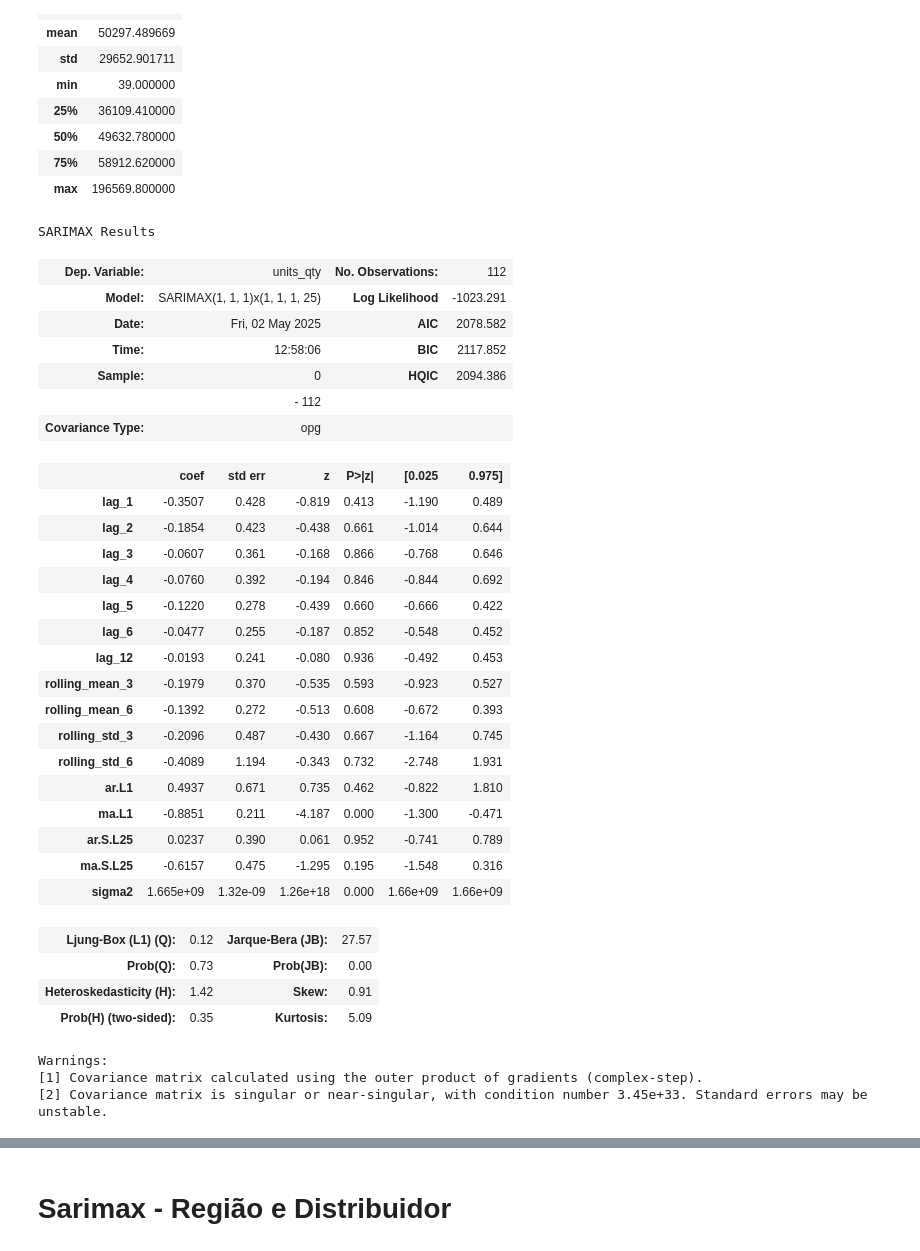
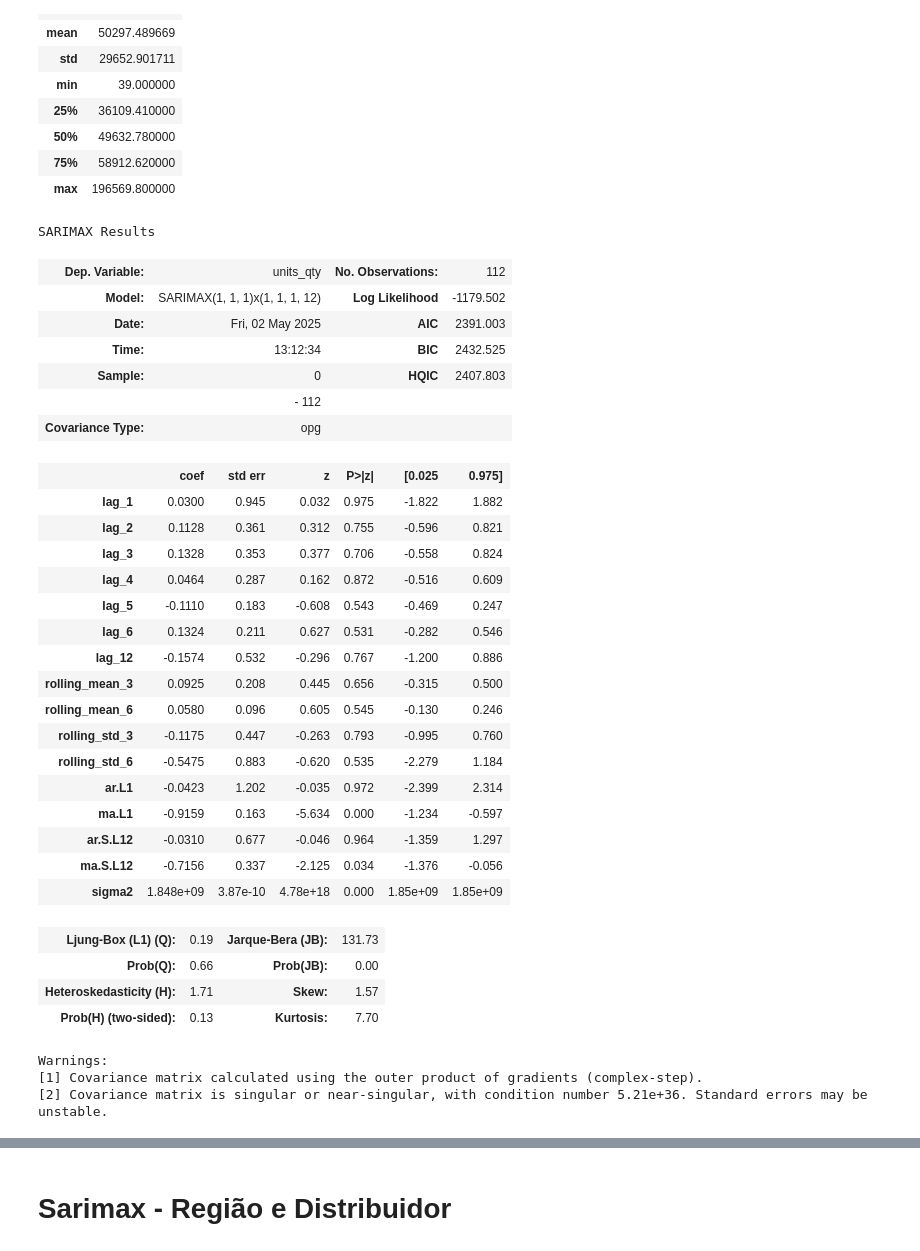
Before and after one commit to HenryJKS/kaggle-cases, a Jupyter notebook: IQVIA - Projeto Semanal de Demanda/Model - Sarimax.ipynb, the cells around one changed output, grey strips where cells are left out. Drawn from its saved outputs; the diff is of its cells as text; code cells hidden in the pictures.

```diff
--- a/IQVIA - Projeto Semanal de Demanda/Model - Sarimax.ipynb
+++ b/IQVIA - Projeto Semanal de Demanda/Model - Sarimax.ipynb
@@ -63,44 +63,44 @@ df_total.dropna(inplace=True)
 # %%
 y = df_total['units_qty']
 exog = df_total[['lag_1', 'lag_2', 'lag_3', 'lag_4', 'lag_5', 'lag_6', 'lag_12', 'rolling_mean_3', 'rolling_mean_6', 'rolling_std_3', 'rolling_std_6']]
 
-model = SARIMAX(y, exog=exog, order=(1,1,1), seasonal_order=(1,1,1,25))
+model = SARIMAX(y, exog=exog, order=(1,1,1), seasonal_order=(1,1,1,12))
 pred = model.fit()
 
 pred.summary()
 # %% [output]
 SARIMAX Results
 | Dep. Variable: | units_qty | No. Observations: | 112 |
-| Model: | SARIMAX(1, 1, 1)x(1, 1, 1, 25) | Log Likelihood | -1023.291 |
-| Date: | Fri, 02 May 2025 | AIC | 2078.582 |
-| Time: | 12:58:06 | BIC | 2117.852 |
-| Sample: | 0 | HQIC | 2094.386 |
+| Model: | SARIMAX(1, 1, 1)x(1, 1, 1, 12) | Log Likelihood | -1179.502 |
+| Date: | Fri, 02 May 2025 | AIC | 2391.003 |
+| Time: | 13:12:34 | BIC | 2432.525 |
+| Sample: | 0 | HQIC | 2407.803 |
 |  | - 112 |  |  |
 | Covariance Type: | opg |  |  |
 |  | coef | std err | z | P>|z| | [0.025 | 0.975] |
-| lag_1 | -0.3507 | 0.428 | -0.819 | 0.413 | -1.190 | 0.489 |
-| lag_2 | -0.1854 | 0.423 | -0.438 | 0.661 | -1.014 | 0.644 |
-| lag_3 | -0.0607 | 0.361 | -0.168 | 0.866 | -0.768 | 0.646 |
-| lag_4 | -0.0760 | 0.392 | -0.194 | 0.846 | -0.844 | 0.692 |
-| lag_5 | -0.1220 | 0.278 | -0.439 | 0.660 | -0.666 | 0.422 |
-| lag_6 | -0.0477 | 0.255 | -0.187 | 0.852 | -0.548 | 0.452 |
-| lag_12 | -0.0193 | 0.241 | -0.080 | 0.936 | -0.492 | 0.453 |
-| rolling_mean_3 | -0.1979 | 0.370 | -0.535 | 0.593 | -0.923 | 0.527 |
-| rolling_mean_6 | -0.1392 | 0.272 | -0.513 | 0.608 | -0.672 | 0.393 |
-| rolling_std_3 | -0.2096 | 0.487 | -0.430 | 0.667 | -1.164 | 0.745 |
-| rolling_std_6 | -0.4089 | 1.194 | -0.343 | 0.732 | -2.748 | 1.931 |
-| ar.L1 | 0.4937 | 0.671 | 0.735 | 0.462 | -0.822 | 1.810 |
-| ma.L1 | -0.8851 | 0.211 | -4.187 | 0.000 | -1.300 | -0.471 |
-| ar.S.L25 | 0.0237 | 0.390 | 0.061 | 0.952 | -0.741 | 0.789 |
-| ma.S.L25 | -0.6157 | 0.475 | -1.295 | 0.195 | -1.548 | 0.316 |
-| sigma2 | 1.665e+09 | 1.32e-09 | 1.26e+18 | 0.000 | 1.66e+09 | 1.66e+09 |
+| lag_1 | 0.0300 | 0.945 | 0.032 | 0.975 | -1.822 | 1.882 |
+| lag_2 | 0.1128 | 0.361 | 0.312 | 0.755 | -0.596 | 0.821 |
+| lag_3 | 0.1328 | 0.353 | 0.377 | 0.706 | -0.558 | 0.824 |
+| lag_4 | 0.0464 | 0.287 | 0.162 | 0.872 | -0.516 | 0.609 |
+| lag_5 | -0.1110 | 0.183 | -0.608 | 0.543 | -0.469 | 0.247 |
+| lag_6 | 0.1324 | 0.211 | 0.627 | 0.531 | -0.282 | 0.546 |
+| lag_12 | -0.1574 | 0.532 | -0.296 | 0.767 | -1.200 | 0.886 |
+| rolling_mean_3 | 0.0925 | 0.208 | 0.445 | 0.656 | -0.315 | 0.500 |
+| rolling_mean_6 | 0.0580 | 0.096 | 0.605 | 0.545 | -0.130 | 0.246 |
+| rolling_std_3 | -0.1175 | 0.447 | -0.263 | 0.793 | -0.995 | 0.760 |
+| rolling_std_6 | -0.5475 | 0.883 | -0.620 | 0.535 | -2.279 | 1.184 |
+| ar.L1 | -0.0423 | 1.202 | -0.035 | 0.972 | -2.399 | 2.314 |
+| ma.L1 | -0.9159 | 0.163 | -5.634 | 0.000 | -1.234 | -0.597 |
+| ar.S.L12 | -0.0310 | 0.677 | -0.046 | 0.964 | -1.359 | 1.297 |
+| ma.S.L12 | -0.7156 | 0.337 | -2.125 | 0.034 | -1.376 | -0.056 |
+| sigma2 | 1.848e+09 | 3.87e-10 | 4.78e+18 | 0.000 | 1.85e+09 | 1.85e+09 |
-| Ljung-Box (L1) (Q): | 0.12 | Jarque-Bera (JB): | 27.57 |
-| Prob(Q): | 0.73 | Prob(JB): | 0.00 |
-| Heteroskedasticity (H): | 1.42 | Skew: | 0.91 |
-| Prob(H) (two-sided): | 0.35 | Kurtosis: | 5.09 |
+| Ljung-Box (L1) (Q): | 0.19 | Jarque-Bera (JB): | 131.73 |
+| Prob(Q): | 0.66 | Prob(JB): | 0.00 |
+| Heteroskedasticity (H): | 1.71 | Skew: | 1.57 |
+| Prob(H) (two-sided): | 0.13 | Kurtosis: | 7.70 |
 Warnings:
 [1] Covariance matrix calculated using the outer product of gradients (complex-step).
-[2] Covariance matrix is singular or near-singular, with condition number 3.45e+33. Standard errors may be unstable.
+[2] Covariance matrix is singular or near-singular, with condition number 5.21e+36. Standard errors may be unstable.
 # %%
 df_total['forecast'] = pred.predict(start=0, end=len(df_total)-1, exog=exog)
 # %%
```
Also changed, not shown: parts of 4 cells of this notebook.
